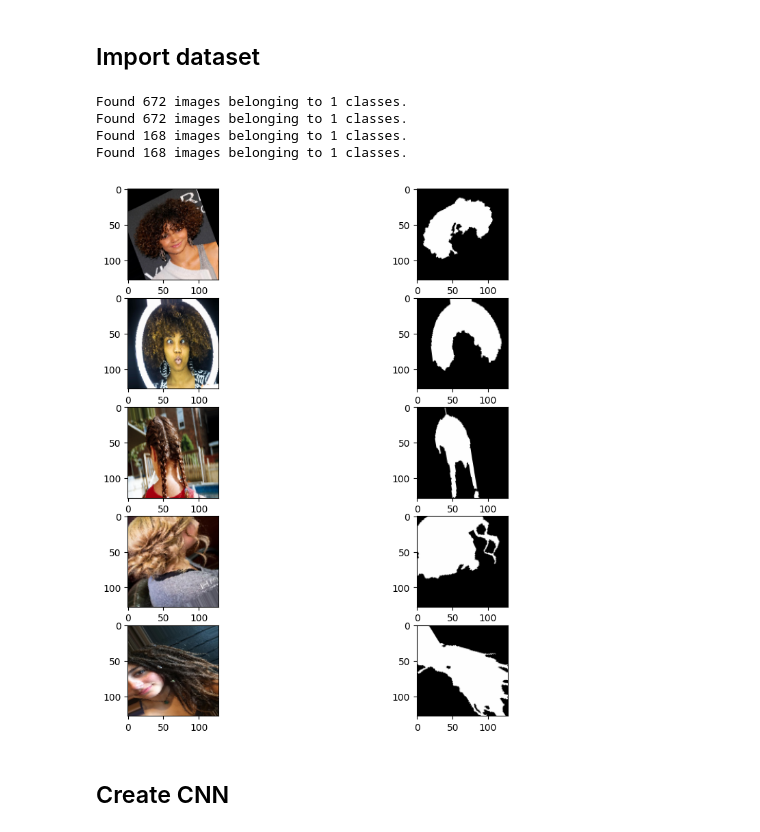
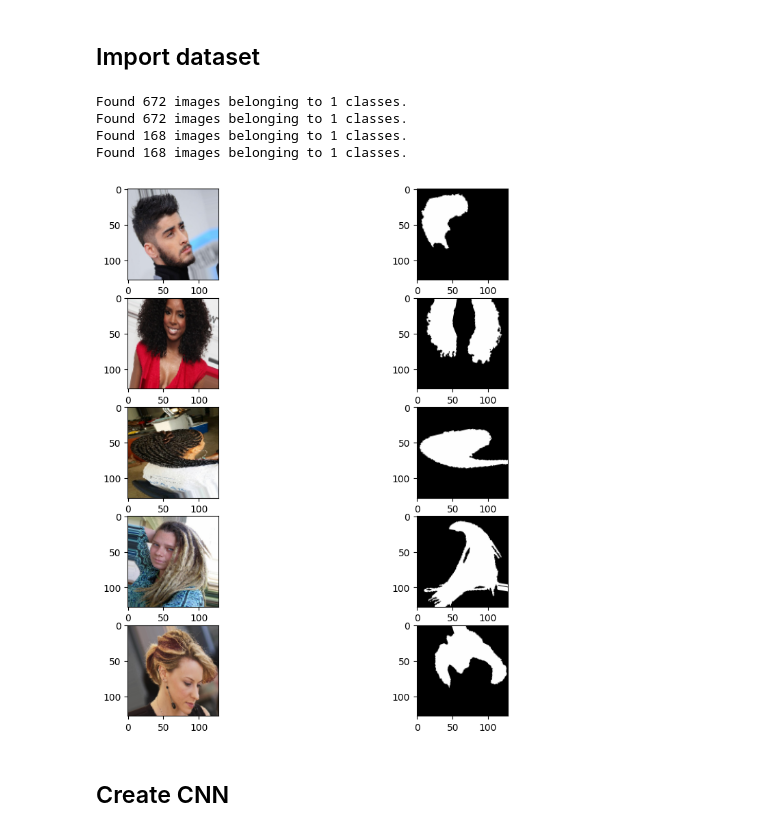
Before and after one commit to Kainasu/hair-seg-project, a Jupyter notebook: hair-segmentation-generator.ipynb, the cells around one changed output. Drawn from its saved outputs; the diff is of its cells as text; code cells hidden in the pictures.

```diff
--- a/hair-segmentation-generator.ipynb
+++ b/hair-segmentation-generator.ipynb
@@ -77,13 +83,14 @@ data_gen_args = dict(featurewise_center=True,
                      width_shift_range=0.1,
                      height_shift_range=0.1,
                      validation_split=0.2,
+                     shear_range=0.2,
                      zoom_range=0.2)
 
 image_datagen = ImageDataGenerator(**data_gen_args)
 mask_datagen = ImageDataGenerator(**data_gen_args)
 
 # Provide the same seed and keyword arguments to the fit and flow methods
-seed = 1
+seed = 12345
 image_datagen.fit(X_train, augment=True, seed=seed)
 mask_datagen.fit(y_train[:,:,:,np.newaxis], augment=True, seed=seed)
 image_train_generator = image_datagen.flow_from_directory(
@@ -111,34 +118,34 @@ image_val_generator = image_datagen.flow_from_directory(
     subset='validation')
 
 mask_val_generator = mask_datagen.flow_from_directory(
     os.path.join(train_dir, 'masks'),
     target_size=(128, 128),
     batch_size=32,
     class_mode=None,
     seed=seed,
     subset='validation')
 
 
 # combine generators into one which yields image and masks
 train_generator = zip(image_train_generator, mask_train_generator)
 val_generator = zip(image_val_generator, mask_val_generator)
 
 fig = plt.figure(figsize=(10,10))
 i = 0
 for generator in train_generator:
     plt.subplot(5,2,1+2*i)
     plt.imshow(generator[0][i].astype(int))
     plt.subplot(5,2,2+2*i)
     plt.imshow(generator[1][i].astype(int))
     i += 1
     if i % 5 == 0:
         break
 # %% [output]
 Found 672 images belonging to 1 classes.
 Found 672 images belonging to 1 classes.
 Found 168 images belonging to 1 classes.
 Found 168 images belonging to 1 classes.
-[figure, old version]
+[figure, new version]
 # %% [markdown]
 ## Create CNN
 # %%
```
Also changed, not shown: parts of 3 cells of this notebook.
